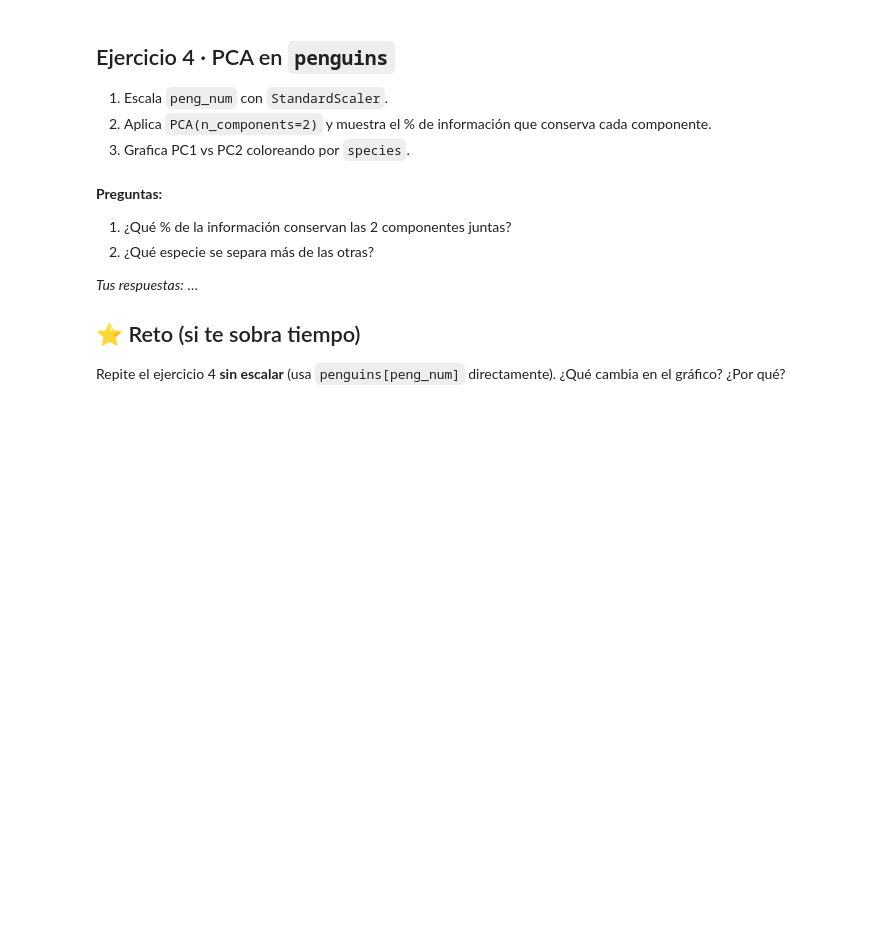
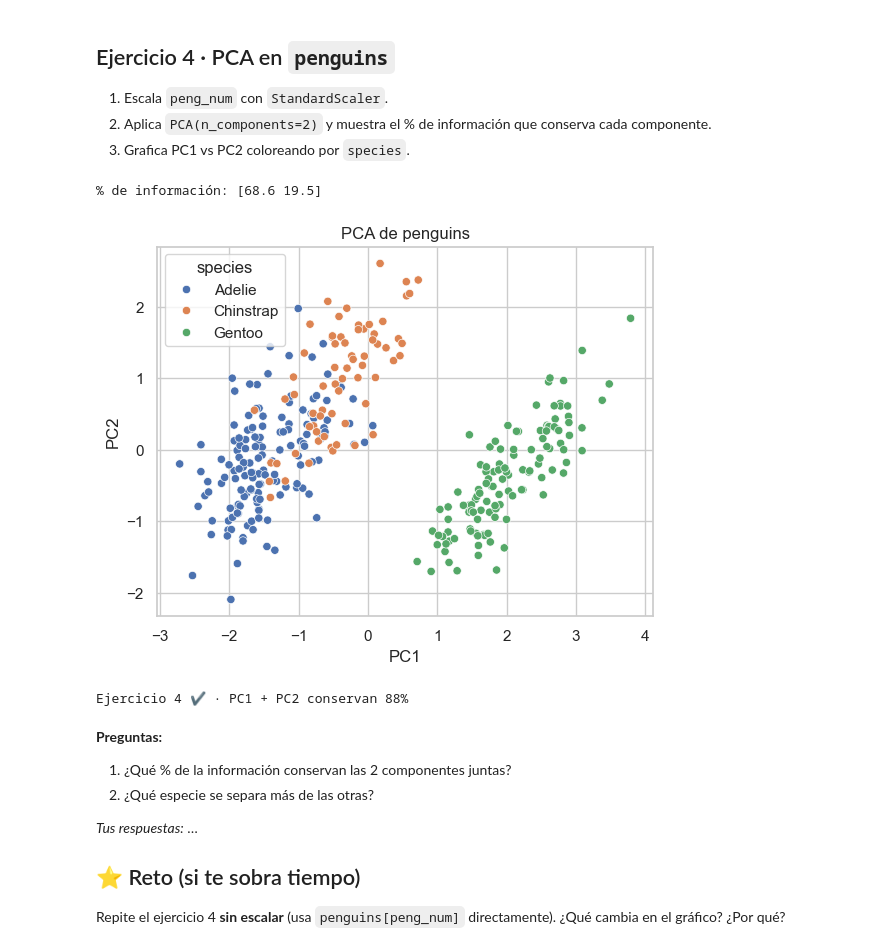
Before and after one commit to Abrilskop/uniandes-trasnfromacion, a Jupyter notebook: S2/S2_taller_estudiantes.ipynb, the cells around one changed output. Saved outputs shown, nothing was run; the diff lists cells and outputs as text; code cells hidden in the pictures; blank space fills up the shorter version.

```diff
--- a/S2/S2_taller_estudiantes.ipynb
+++ b/S2/S2_taller_estudiantes.ipynb
@@ -76,18 +114,23 @@ tips.groupby("nivel_propina", observed=True)["tip"].agg(["count", "min", "max"])
 2. Aplica `PCA(n_components=2)` y muestra el % de información que conserva cada componente.
 3. Grafica PC1 vs PC2 coloreando por `species`.
 # %%
-X_esc = ...  # TODO: StandardScaler().fit_transform(penguins[peng_num])
-pca = ...    # TODO: PCA(n_components=2)
-Z = ...      # TODO: pca.fit_transform(X_esc)
+X_esc = StandardScaler().fit_transform(penguins[peng_num]) # TODO: StandardScaler().fit_transform(penguins[peng_num])
+pca = PCA(n_components=2)   # TODO: PCA(n_components=2)
+Z = pca.fit_transform(X_esc)      # TODO: pca.fit_transform(X_esc)
 print("% de información:", (pca.explained_variance_ratio_ * 100).round(1))
 
 ax = sns.scatterplot(x=Z[:, 0], y=Z[:, 1], hue=penguins["species"])
 ax.set(xlabel="PC1", ylabel="PC2", title="PCA de penguins")
 plt.show()
+# %% [output]
+% de información: [68.6 19.5]
+[figure, added]
 # %%
 # ✅ verificación
 assert Z.shape == (len(penguins), 2)
 print(f"Ejercicio 4 ✔ · PC1 + PC2 conservan {pca.explained_variance_ratio_.sum():.0%}")
+# %% [output]
+Ejercicio 4 ✔ · PC1 + PC2 conservan 88%
 # %% [markdown]
 **Preguntas:**
 1. ¿Qué % de la información conservan las 2 componentes juntas?
```
Also changed, not shown: parts of 7 cells of this notebook, 1 other file.
